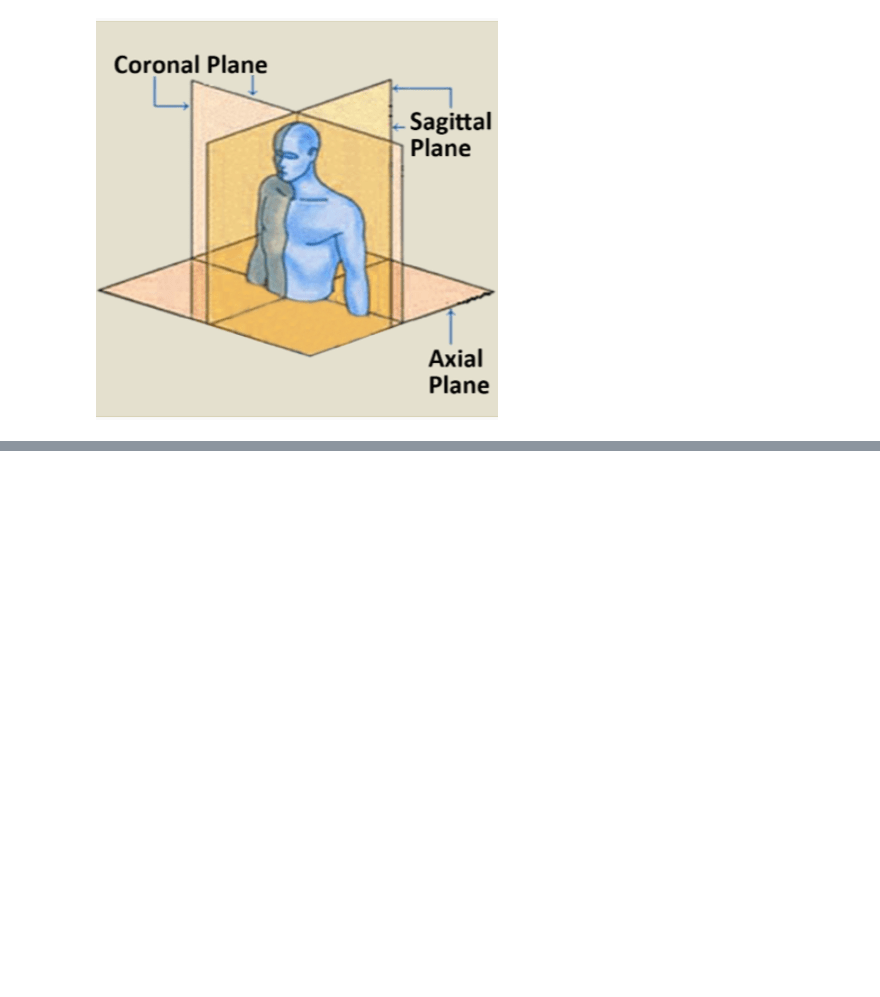
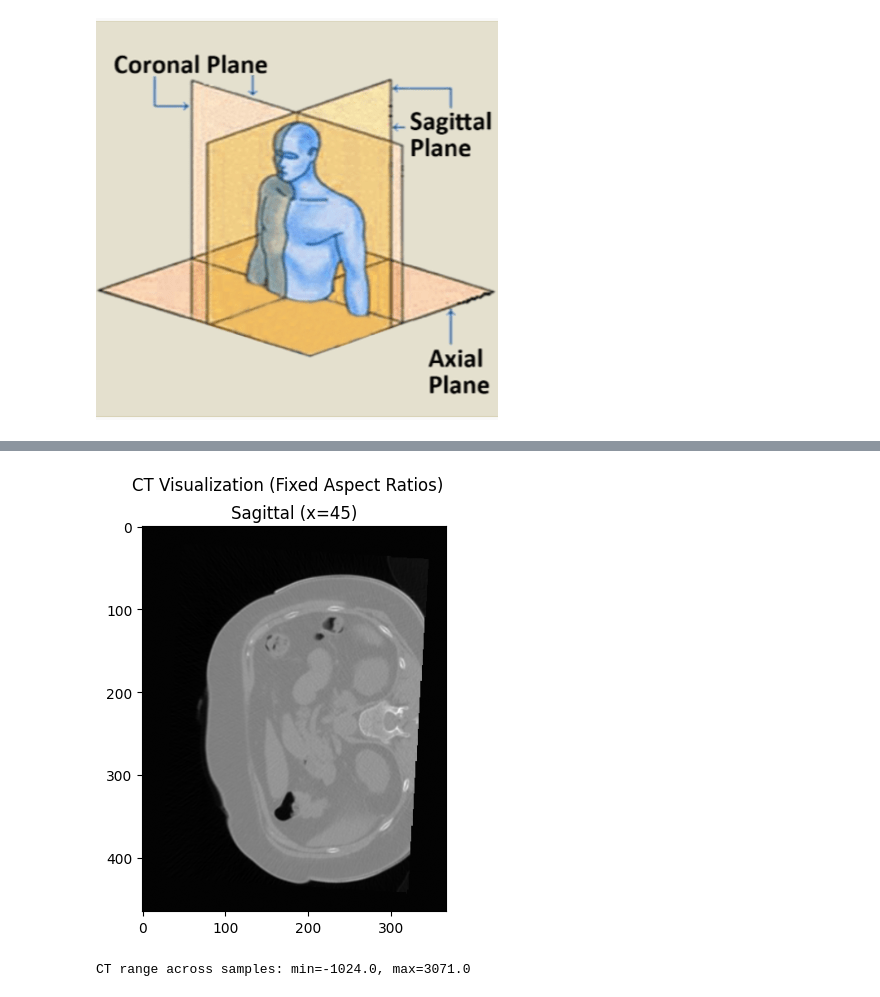
Before and after one commit to minsuk00/MRI2CT, a Jupyter notebook: data_test.ipynb, the cells around one changed output, grey strips where cells are left out. Saved outputs shown, nothing was run; the diff lists cells and outputs as text; code cells hidden in the pictures; blank space fills up the shorter version.

```diff
--- a/data_test.ipynb
+++ b/data_test.ipynb
@@ -227,0 +476,32 @@ for batch in loader:
+# %%
+import matplotlib.pyplot as plt
+import numpy as np
+
+ct_np = ct.numpy()
+sz, sy, sx = subject[
+    "ct"
+].spacing  # spacing order = (x, y, z)? No → TorchIO gives (x, y, z) in mm
+# So reorder to (sz, sy, sx):
+sz, sy, sx = sz, sy, sx
+
+z, y, x = [s // 2 for s in ct_np.shape]
+
+plt.figure(figsize=(5, 5))
+# Sagittal
+plt.imshow(np.flipud(ct_np[:, :, x]), cmap="gray", aspect=sz / sy)
+plt.title(f"Sagittal (x={x})")
+
+plt.suptitle("CT Visualization (Fixed Aspect Ratios)")
+plt.show()
+# %% [output]
+[figure, added]
+# %%
+mins, maxs = [], []
+for i in range(0, len(dataset), max(1, len(dataset) // 20)):  # sample ~20 evenly spaced
+    ct = dataset[i]["ct"].data[0]
+    mins.append(ct.min().item())
+    maxs.append(ct.max().item())
+
+print(f"CT range across samples: min={min(mins):.1f}, max={max(maxs):.1f}")
+# %% [output]
+CT range across samples: min=-1024.0, max=3071.0
```
Also changed, not shown: parts of 23 cells of this notebook, 5 other files.
